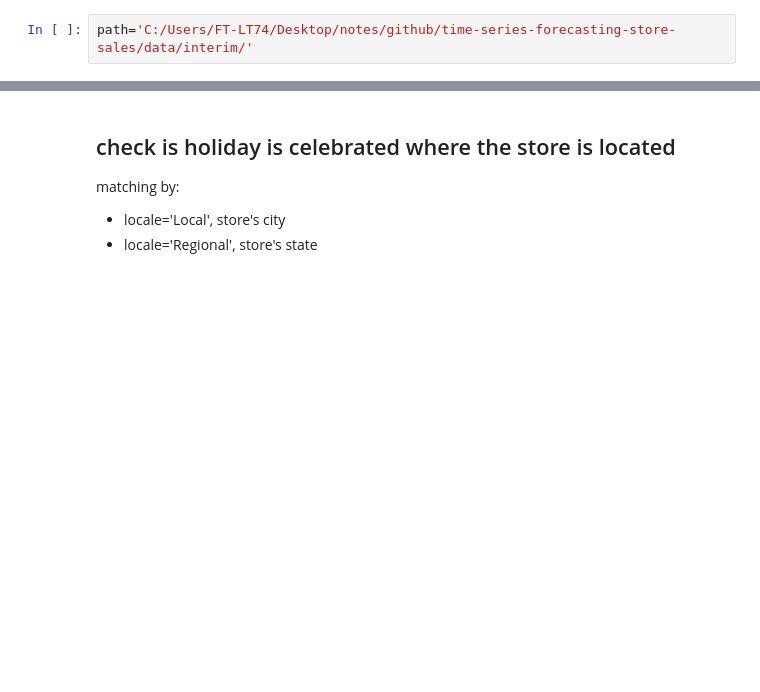
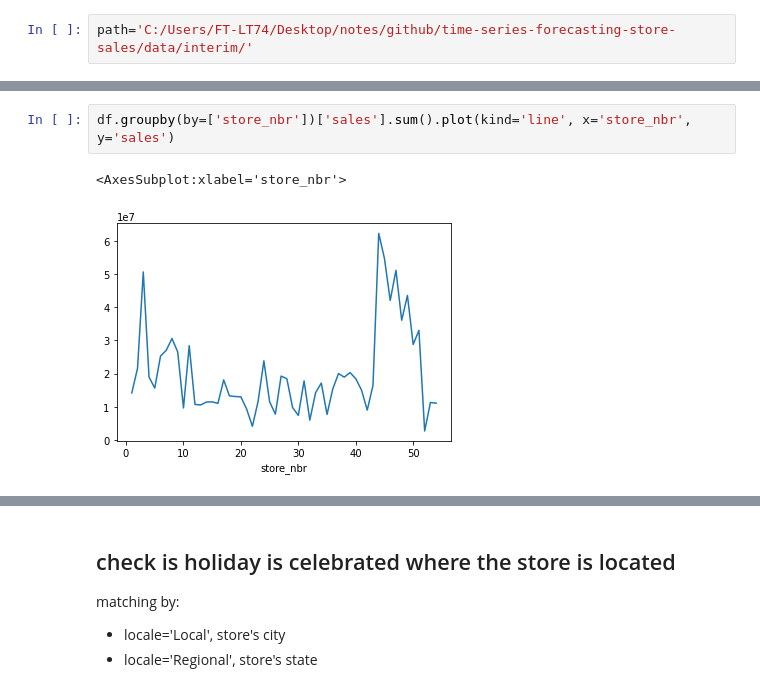
Before and after one commit to jiahui890/time-series-forecasting-store-sales, a Jupyter notebook: notebooks/EDA.ipynb, the cells around one changed output, grey strips where cells are left out. Saved outputs shown, nothing was run; the diff lists cells and outputs as text; blank space fills up the shorter version.

```diff
--- a/notebooks/EDA.ipynb
+++ b/notebooks/EDA.ipynb
@@ -43,0 +57,5 @@ memory usage: 396.1+ MB
+# %%
+df.groupby(by=['store_nbr'])['sales'].sum().plot(kind='line', x='store_nbr', y='sales')
+# %% [output]
+<AxesSubplot:xlabel='store_nbr'>
+[figure, added]
```
Also changed, not shown: parts of 15 cells of this notebook, 4 other files.
